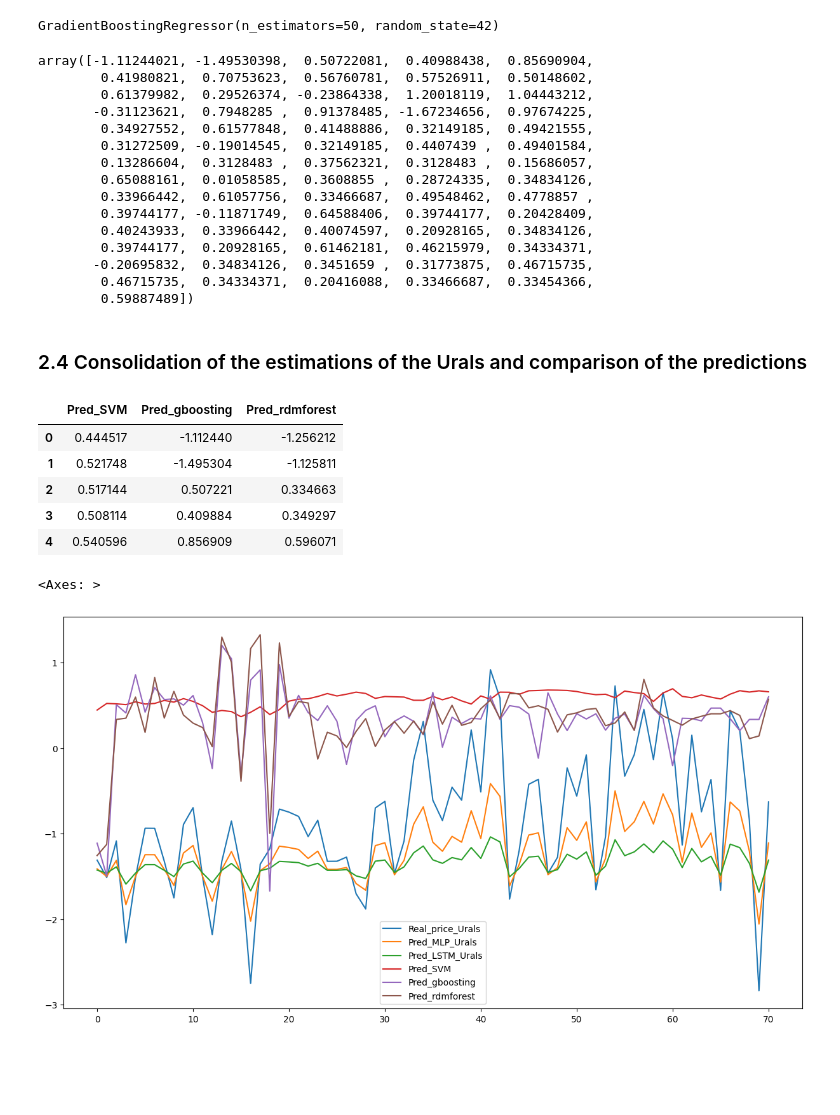
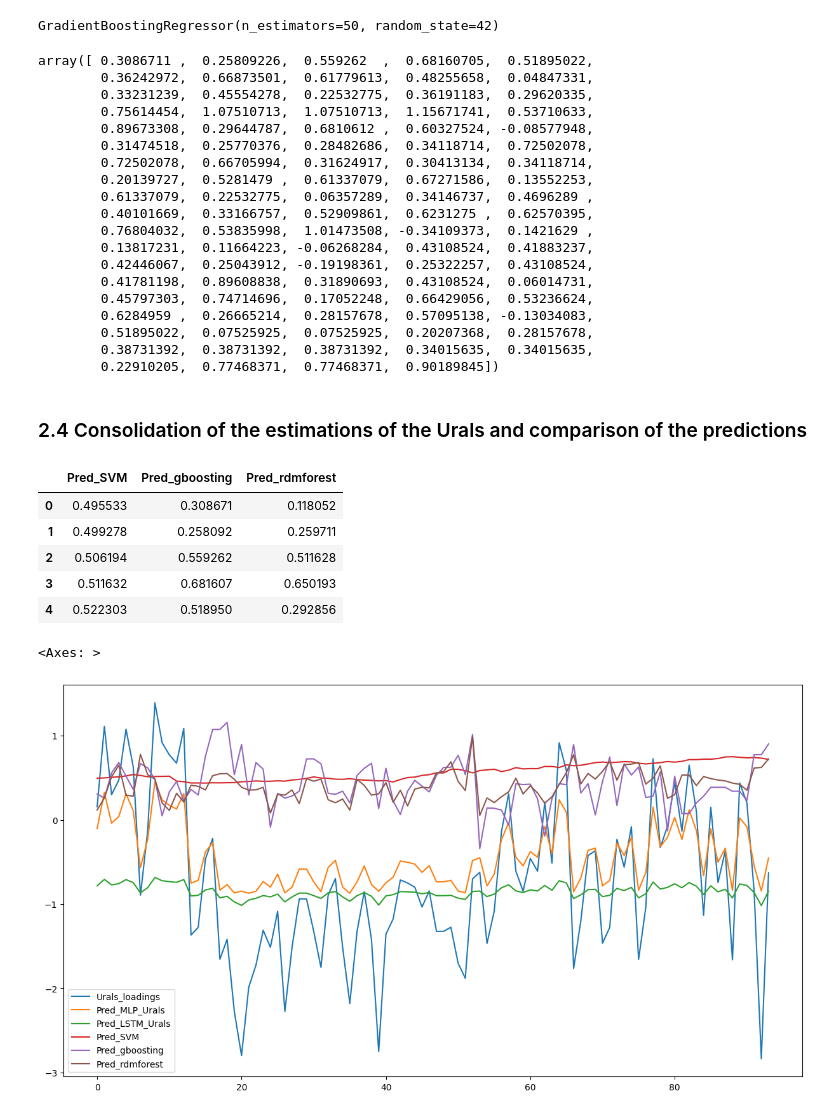
Before and after one commit to Gimkhana/Empirical_Analysis_FM, a Jupyter notebook: Applied_Research_Framework_Git/Applied_projects/Crude_oil_market_analysis/ML_Urals_analysis.ipynb, the cells around one changed output. Drawn from its saved outputs; the diff is of its cells as text; code cells hidden in the pictures; blank space fills up the shorter version.

Commit message:
Updated Urals scripts

```diff
--- a/Applied_Research_Framework_Git/Applied_projects/Crude_oil_market_analysis/ML_Urals_analysis.ipynb
+++ b/Applied_Research_Framework_Git/Applied_projects/Crude_oil_market_analysis/ML_Urals_analysis.ipynb
@@ -47,7 +47,7 @@ print(df_data)
 [235 rows x 7 columns]
 # %%
 # Eliminate the columns that will not be used
-columns_to_remove = ['Date', 'Urals loading', '.IMOEX', 'LCOc1']
+columns_to_remove = ['Date', 'Urals loading', 'RSX','BFO-URL-NWE']
 predictor_columns = [col for col in df_data.columns if col not in columns_to_remove]
 
 # Isolate the Urals loading into a separate DataFrame
@@ -223,7 +223,7 @@ x = df_variables
 y = df_urals_zscore
 
 # Split the dataset into training and testing sets without shuffling to preserve time series order
-X_train_df, X_test_df, Y_train_df, Y_test_df = train_test_split(df_variables, y, train_size=0.7, shuffle=False)
+X_train_df, X_test_df, Y_train_df, Y_test_df = train_test_split(df_variables, y, train_size=0.6, shuffle=False)
 
 # Convert the DataFrames to NumPy arrays for use in the neural network
 X_train, X_test, Y_train, Y_test = X_train_df.to_numpy(), X_test_df.to_numpy(), Y_train_df.to_numpy(), Y_test_df.to_numpy()
@@ -384,7 +392,7 @@ array([-1.4273565, -1.4618981, -1.3888637, -1.5905824, -1.4616432,
 # %%
 '''
 results_Urals_prediction = pd.DataFrame({
-    'Real_price_Urals': Y_test,
+    'Urals_loadings': Y_test,
     'Pred_MLP_Urals': price_MLP_Urals,
     'Pred_LSTM_Urals': price_LSTM_Urals
 })
@@ -399,7 +407,7 @@ price_LSTM_Urals = np.squeeze(price_LSTM_Urals)
 
 # Results of the implemented models in a dataframe
 results_Urals_prediction = pd.DataFrame({
-    'Real_price_Urals': Y_test,
+    'Urals_loadings': Y_test,
     'Pred_MLP_Urals': price_MLP_Urals,
     'Pred_LSTM_Urals': price_LSTM_Urals
 })
@@ -528,21 +544,25 @@ GradientBoostingRegressor(n_estimators=50, random_state=42)
 price_gboosting = model_gboosting.predict(X_test)
 price_gboosting
 # %% [output]
-array([-1.11244021, -1.49530398,  0.50722081,  0.40988438,  0.85690904,
-        0.41980821,  0.70753623,  0.56760781,  0.57526911,  0.50148602,
-        0.61379982,  0.29526374, -0.23864338,  1.20018119,  1.04443212,
-       -0.31123621,  0.7948285 ,  0.91378485, -1.67234656,  0.97674225,
-        0.34927552,  0.61577848,  0.41488886,  0.32149185,  0.49421555,
-        0.31272509, -0.19014545,  0.32149185,  0.4407439 ,  0.49401584,
-        0.13286604,  0.3128483 ,  0.37562321,  0.3128483 ,  0.15686057,
-        0.65088161,  0.01058585,  0.3608855 ,  0.28724335,  0.34834126,
-        0.33966442,  0.61057756,  0.33466687,  0.49548462,  0.4778857 ,
-        0.39744177, -0.11871749,  0.64588406,  0.39744177,  0.20428409,
-        0.40243933,  0.33966442,  0.40074597,  0.20928165,  0.34834126,
-        0.39744177,  0.20928165,  0.61462181,  0.46215979,  0.34334371,
-       -0.20695832,  0.34834126,  0.3451659 ,  0.31773875,  0.46715735,
-        0.46715735,  0.34334371,  0.20416088,  0.33466687,  0.33454366,
-        0.59887489])
+array([ 0.3086711 ,  0.25809226,  0.559262  ,  0.68160705,  0.51895022,
+        0.36242972,  0.66873501,  0.61779613,  0.48255658,  0.04847331,
+        0.33231239,  0.45554278,  0.22532775,  0.36191183,  0.29620335,
+        0.75614454,  1.07510713,  1.07510713,  1.15671741,  0.53710633,
+        0.89673308,  0.29644787,  0.6810612 ,  0.60327524, -0.08577948,
+        0.31474518,  0.25770376,  0.28482686,  0.34118714,  0.72502078,
+        0.72502078,  0.66705994,  0.31624917,  0.30413134,  0.34118714,
+        0.20139727,  0.5281479 ,  0.61337079,  0.67271586,  0.13552253,
+        0.61337079,  0.22532775,  0.06357289,  0.34146737,  0.4696289 ,
+        0.40101669,  0.33166757,  0.52909861,  0.6231275 ,  0.62570395,
+        0.76804032,  0.53835998,  1.01473508, -0.34109373,  0.1421629 ,
+        0.13817231,  0.11664223, -0.06268284,  0.43108524,  0.41883237,
+        0.42446067,  0.25043912, -0.19198361,  0.25322257,  0.43108524,
+        0.41781198,  0.89608838,  0.31890693,  0.43108524,  0.06014731,
+        0.45797303,  0.74714696,  0.17052248,  0.66429056,  0.53236624,
+        0.6284959 ,  0.26665214,  0.28157678,  0.57095138, -0.13034083,
+        0.51895022,  0.07525925,  0.07525925,  0.20207368,  0.28157678,
+        0.38731392,  0.38731392,  0.38731392,  0.34015635,  0.34015635,
+        0.22910205,  0.77468371,  0.77468371,  0.90189845])
 # %% [markdown]
 ### 2.4 Consolidation of the estimations of the Urals and comparison of the predictions
 # %%
@@ -551,23 +571,23 @@ results_prediction_alternative.head(n=5)
 results_prediction_alternative.head(n=5)
 # %% [output]
 |  | Pred_SVM | Pred_gboosting | Pred_rdmforest |
-| 0 | 0.444517 | -1.112440 | -1.256212 |
-| 1 | 0.521748 | -1.495304 | -1.125811 |
-| 2 | 0.517144 | 0.507221 | 0.334663 |
-| 3 | 0.508114 | 0.409884 | 0.349297 |
-| 4 | 0.540596 | 0.856909 | 0.596071 |
+| 0 | 0.495533 | 0.308671 | 0.118052 |
+| 1 | 0.499278 | 0.258092 | 0.259711 |
+| 2 | 0.506194 | 0.559262 | 0.511628 |
+| 3 | 0.511632 | 0.681607 | 0.650193 |
+| 4 | 0.522303 | 0.518950 | 0.292856 |
 # %%
 # Plot the consolidated forecasting results against the benchmark Urals index
 
-results_Urals_prediction['Real_price_Urals'].plot(legend='Real level of Urals', figsize=(15,8))
+results_Urals_prediction['Urals_loadings'].plot(legend='Real level of Urals', figsize=(15,8))
 results_Urals_prediction['Pred_MLP_Urals'].plot(legend='Forecast MLP')
 results_Urals_prediction['Pred_LSTM_Urals'].plot(legend='Forecast LSTM')
 results_prediction_alternative['Pred_SVM'].plot(legend='Forecast SVM')
 results_prediction_alternative['Pred_gboosting'].plot(legend='Forecast XGBoost')
 results_prediction_alternative['Pred_rdmforest'].plot(legend='Forecast Random Forest')
 # %% [output]
 <Axes: >
-[figure, old version]
+[figure, new version]
 # %%
 # Computation of the mean absolut error (MAE):
 
```
Also changed, not shown: parts of 15 cells of this notebook, 2 other files.
